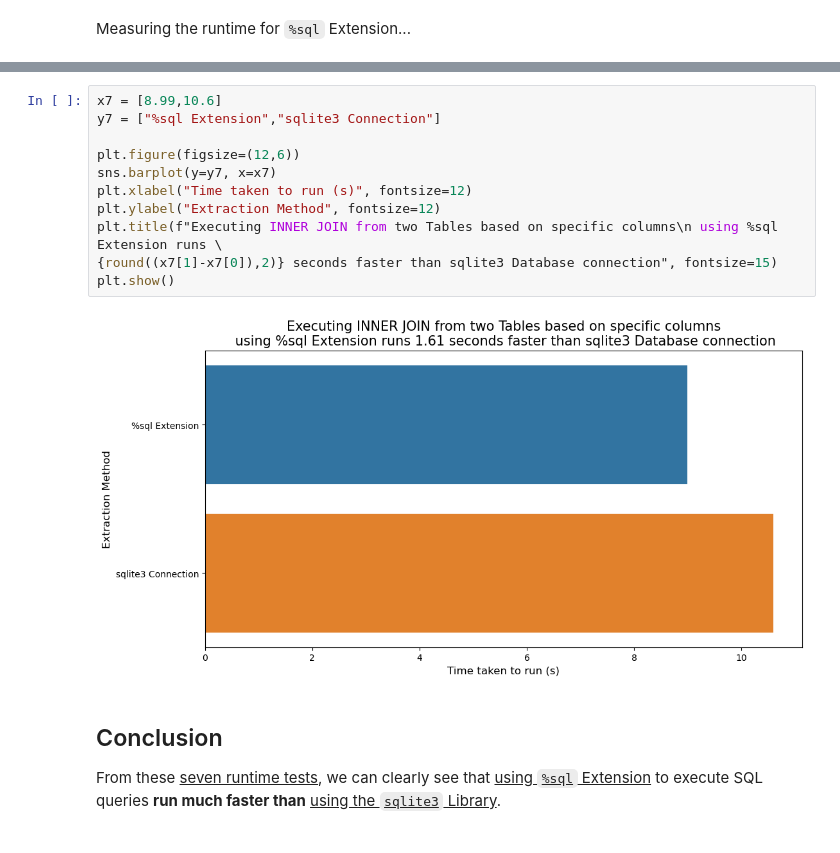
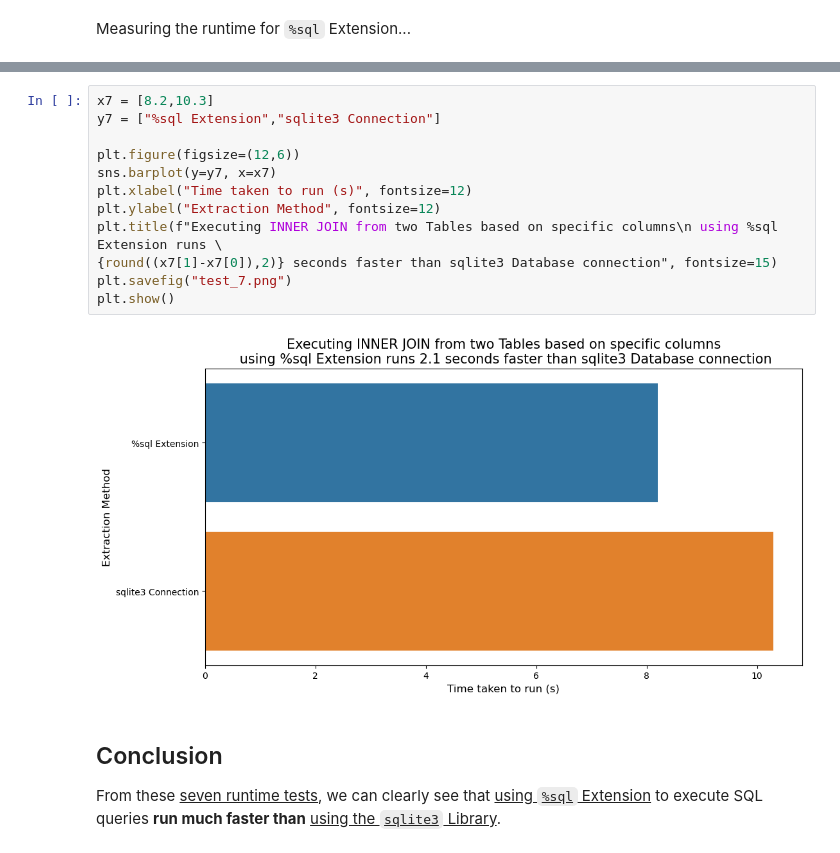
Before and after one commit to azamsuratem/sqlext_vs_sqlite3, a Jupyter notebook: Executing SQL Queries - sql Extension VS sqlite3 Library.ipynb, the cells around one changed output, grey strips where cells are left out. Drawn from its saved outputs; the diff is of its cells as text.

```diff
--- a/Executing SQL Queries - sql Extension VS sqlite3 Library.ipynb
+++ b/Executing SQL Queries - sql Extension VS sqlite3 Library.ipynb
@@ -571,16 +577,17 @@ ConnectDB(file_path).close()
 # %%
-x7 = [8.99,10.6]
+x7 = [8.2,10.3]
 y7 = ["%sql Extension","sqlite3 Connection"]
 
 plt.figure(figsize=(12,6))
 sns.barplot(y=y7, x=x7)
 plt.xlabel("Time taken to run (s)", fontsize=12)
 plt.ylabel("Extraction Method", fontsize=12)
 plt.title(f"Executing INNER JOIN from two Tables based on specific columns\n using %sql Extension runs \
 {round((x7[1]-x7[0]),2)} seconds faster than sqlite3 Database connection", fontsize=15)
+plt.savefig("test_7.png")
 plt.show()
 # %% [output]
-[figure, old version]
+[figure, new version]
 # %% [markdown]
 ## Conclusion
 
```
Also changed, not shown: parts of 25 cells of this notebook.
